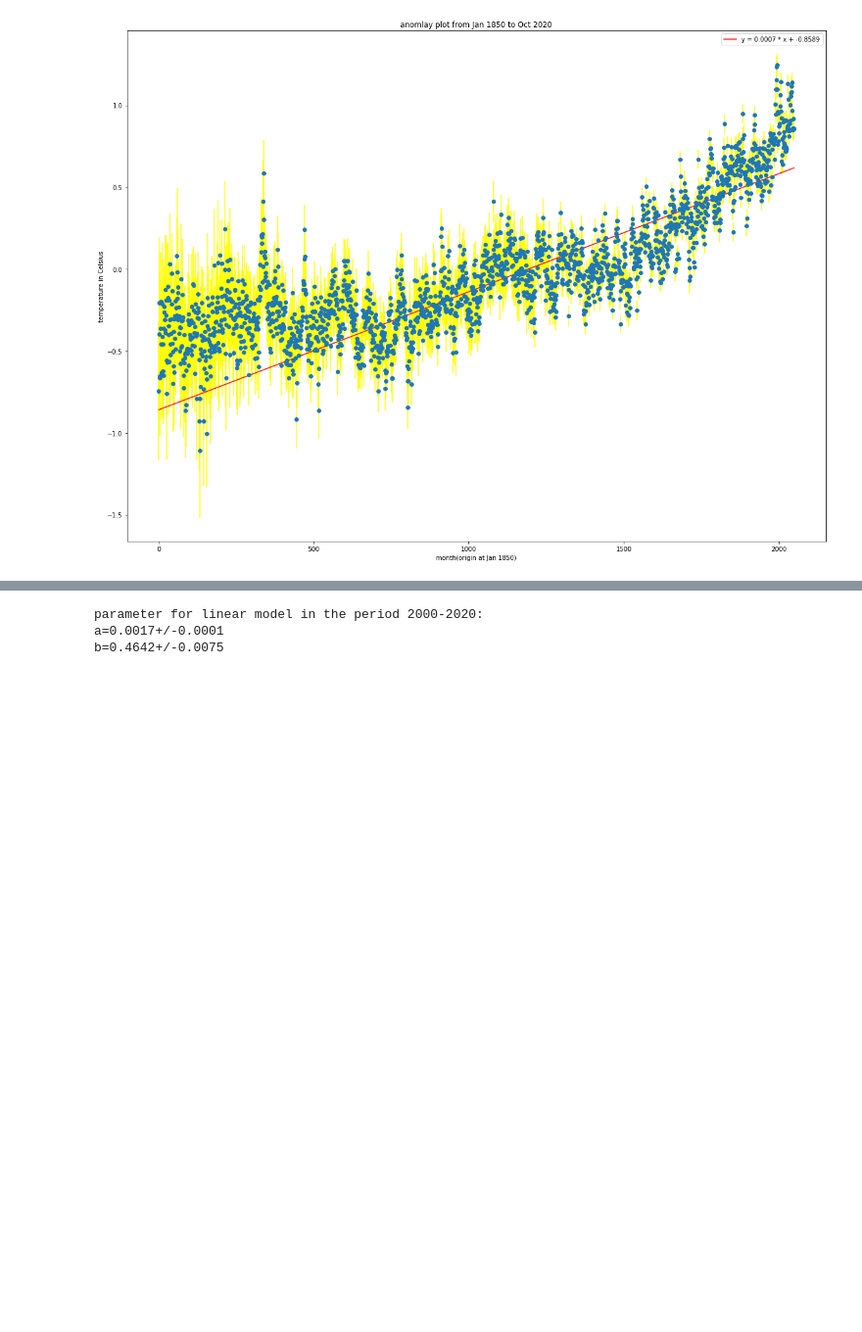
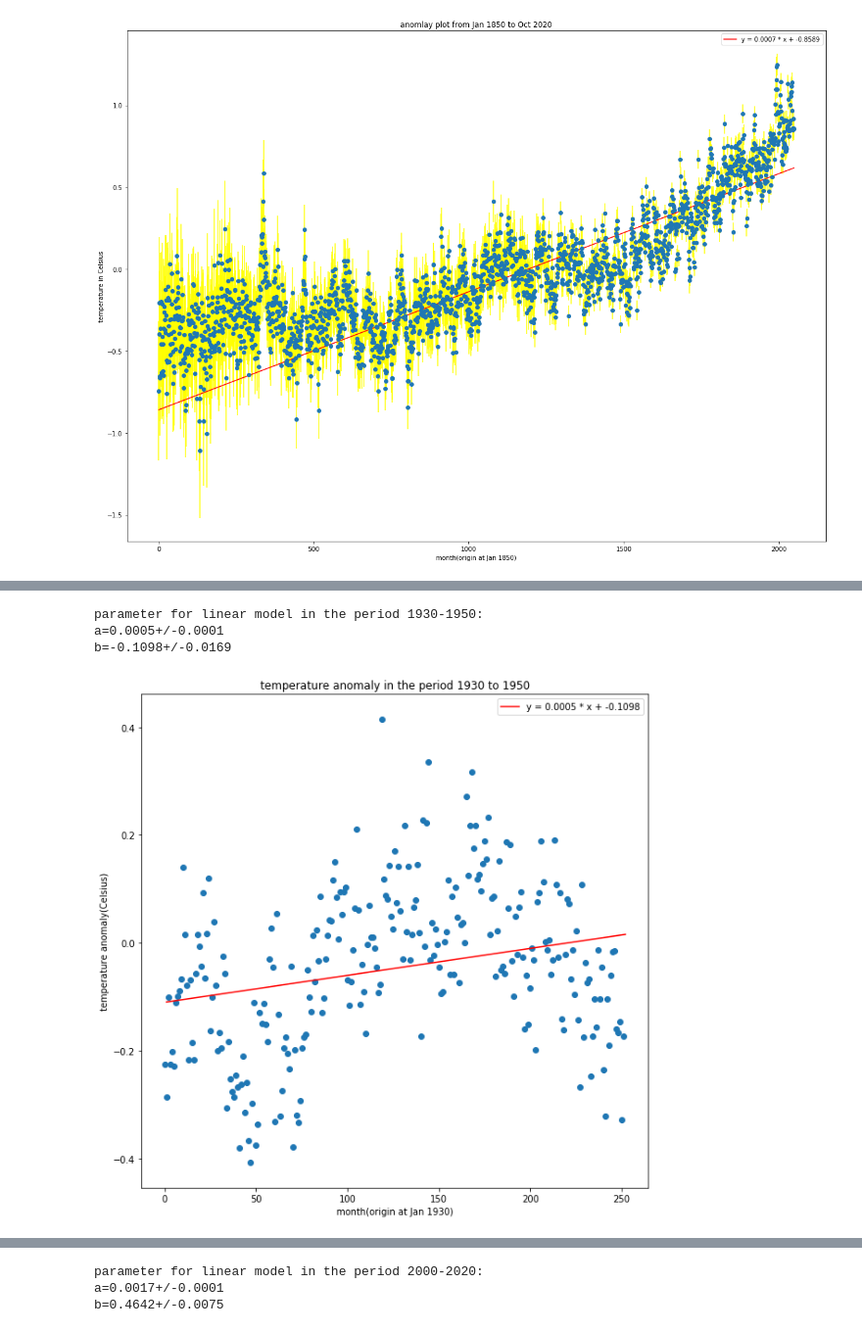
Before and after one commit to randywangberkeley/Physics77GroupProject, a Jupyter notebook: data analysis.ipynb, the cells around one changed output, grey strips where cells are left out. Shown at 98% size. Cells and saved outputs as stored; diff of their text form; code cells hidden in the pictures; blank space fills up the shorter version.

```diff
--- a/data analysis.ipynb
+++ b/data analysis.ipynb
@@ -114,0 +164,31 @@ correlation coefficient = 0.82143
+# %%
+#extract data from 1930 to 1950
+y_m_mon = np.concatenate([y_m, mon], axis = 1)
+temp1 = y_m_mon[y_m_mon[:,0] >= 1930, :] #data from 1800
+temp_p2 = temp1[temp1[:,0] <= 1950, :]
+plt.figure(figsize = (10,10))
+plt.scatter(range(len(temp_p2)) ,temp_p2[:, 2])
+plt.title("temperature anomaly in the period 1930 to 1950")
+plt.xlabel("month(origin at Jan 1930)")
+plt.ylabel("temperature anomaly(Celsius)")
+
+
+xdata = range(len(temp_p2))
+ydata = temp_p2[:,2]
+sigma = temp_p2[:,3]
+#use linear model
+par, cov = fitter.curve_fit(l_model, xdata, ydata, p0=par0, sigma=sigma, absolute_sigma=True)
+print("parameter for linear model in the period 1930-1950:")
+print ('a={0:6.4f}+/-{1:5.4f}'.format(par[0],np.sqrt(cov[0,0])))
+print ('b={0:6.4f}+/-{1:5.4f}'.format(par[1],np.sqrt(cov[1,1])), "\n")
+
+x = np.linspace(1, len(temp_p2), 500)
+y = l_model(x, *par)
+plt.plot(x, y, "r", label = "y = {:.4f} * x + {:.4f}".format(*par))
+plt.legend()
+plt.show()
+# %% [output]
+parameter for linear model in the period 1930-1950:
+a=0.0005+/-0.0001
+b=-0.1098+/-0.0169
+[figure, added]
```
Also changed, not shown: parts of 18 cells of this notebook.
